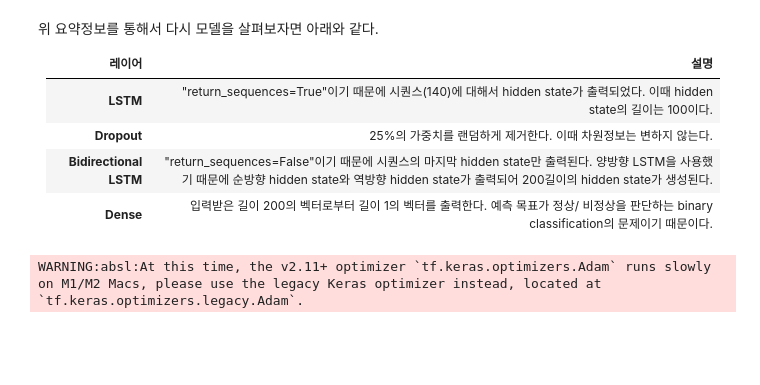
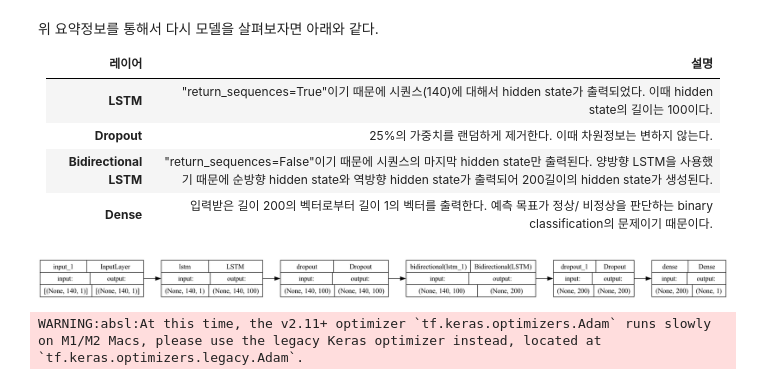
Before and after one commit to silverstar0720/Tensorflow-study, a Jupyter notebook: LSTM/LSTM-ECG.ipynb, the cells around one changed output. Cells and saved outputs as stored; diff of their text form; code cells hidden in the pictures; blank space fills up the shorter version.

```diff
--- a/LSTM/LSTM-ECG.ipynb
+++ b/LSTM/LSTM-ECG.ipynb
@@ -171,6 +171,11 @@ _________________________________________________________________
 | **Dropout** | 25%의 가중치를 랜덤하게 제거한다. 이때 차원정보는 변하지 않는다. |
 | **Bidirectional LSTM** | "return_sequences=False"이기 때문에 시퀀스의 마지막 hidden state만 출력된다. 양방향 LSTM을 사용했기 때문에 순방향 hidden state와 역방향 hidden state가 출력되어 200길이의 hidden state가 생성된다. |
 | **Dense** | 입력받은 길이 200의 벡터로부터 길이 1의 벡터를 출력한다. 예측 목표가 정상/ 비정상을 판단하는 binary classification의 문제이기 때문이다.|
+# %%
+# 연결 그래프 시각화
+tf.keras.utils.plot_model(model, show_shapes=True, rankdir="LR")
+# %% [output]
+[figure, added]
 # %%
 # 모델 컴파일
 model.compile(loss = 'binary_crossentropy', optimizer=tf.keras.optimizers.Adam(learning_rate=0.001))
```
